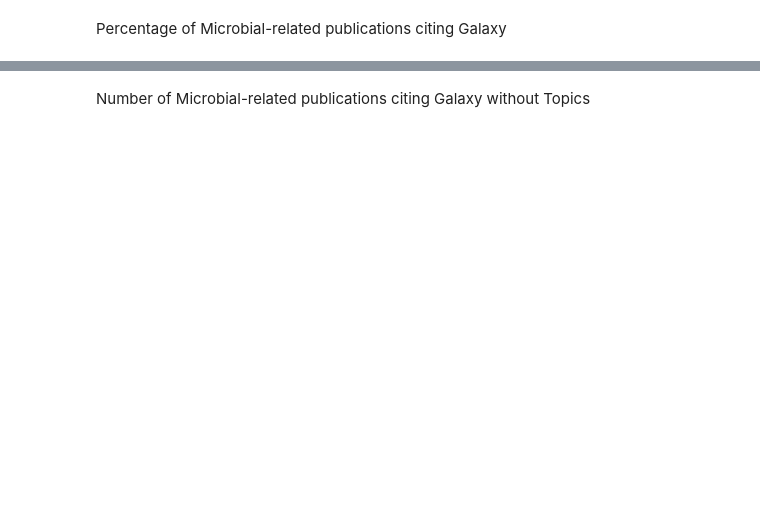
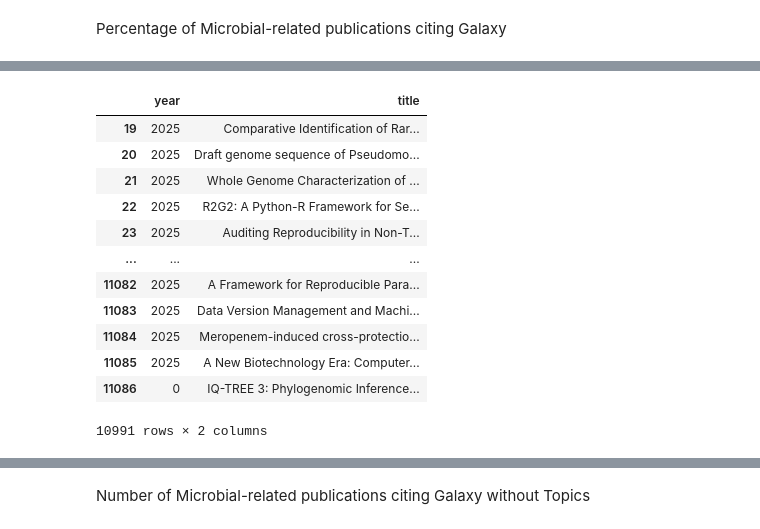
Before and after one commit to EngyNasr/microgalaxy_paper_2025, a Jupyter notebook: bin/explore_publications.ipynb, the cells around one changed output, grey strips where cells are left out. Drawn from its saved outputs; the diff is of its cells as text; code cells hidden in the pictures; blank space fills up the shorter version.

Commit message:
updating tables and script to take publications only up to 2025

```diff
--- a/bin/explore_publications.ipynb
+++ b/bin/explore_publications.ipynb
@@ -671,6 +671,22 @@ Percentage of Microbial-related publications citing Galaxy
 # %%
 all_citing_papers_df = pd.DataFrame(all_citing_papers)
+all_citing_papers_df = all_citing_papers_df.drop(all_citing_papers_df[all_citing_papers_df["year"] >= 2026].index)
 all_citing_papers_df.to_csv(result_dp / Path("all_papers.csv"))
 all_citing_papers_df.to_csv(extended_dp / Path("extended_data_table_2.tsv"), sep='\t')
+all_citing_papers_df
+# %% [output]
+|  | year | title |
+| 19 | 2025 | Comparative Identification of Rar... |
+| 20 | 2025 | Draft genome sequence of Pseudomo... |
+| 21 | 2025 | Whole Genome Characterization of ... |
+| 22 | 2025 | R2G2: A Python-R Framework for Se... |
+| 23 | 2025 | Auditing Reproducibility in Non-T... |
+| ... | ... | ... |
+| 11082 | 2025 | A Framework for Reproducible Para... |
+| 11083 | 2025 | Data Version Management and Machi... |
+| 11084 | 2025 | Meropenem-induced cross-protectio... |
+| 11085 | 2025 | A New Biotechnology Era: Computer... |
+| 11086 | 0 | IQ-TREE 3: Phylogenomic Inference... |
+10991 rows × 2 columns
 # %%
 microb_papers_df = pd.DataFrame(microb_citing_papers)
```
Also changed, not shown: parts of 10 cells of this notebook, 4 other files.
